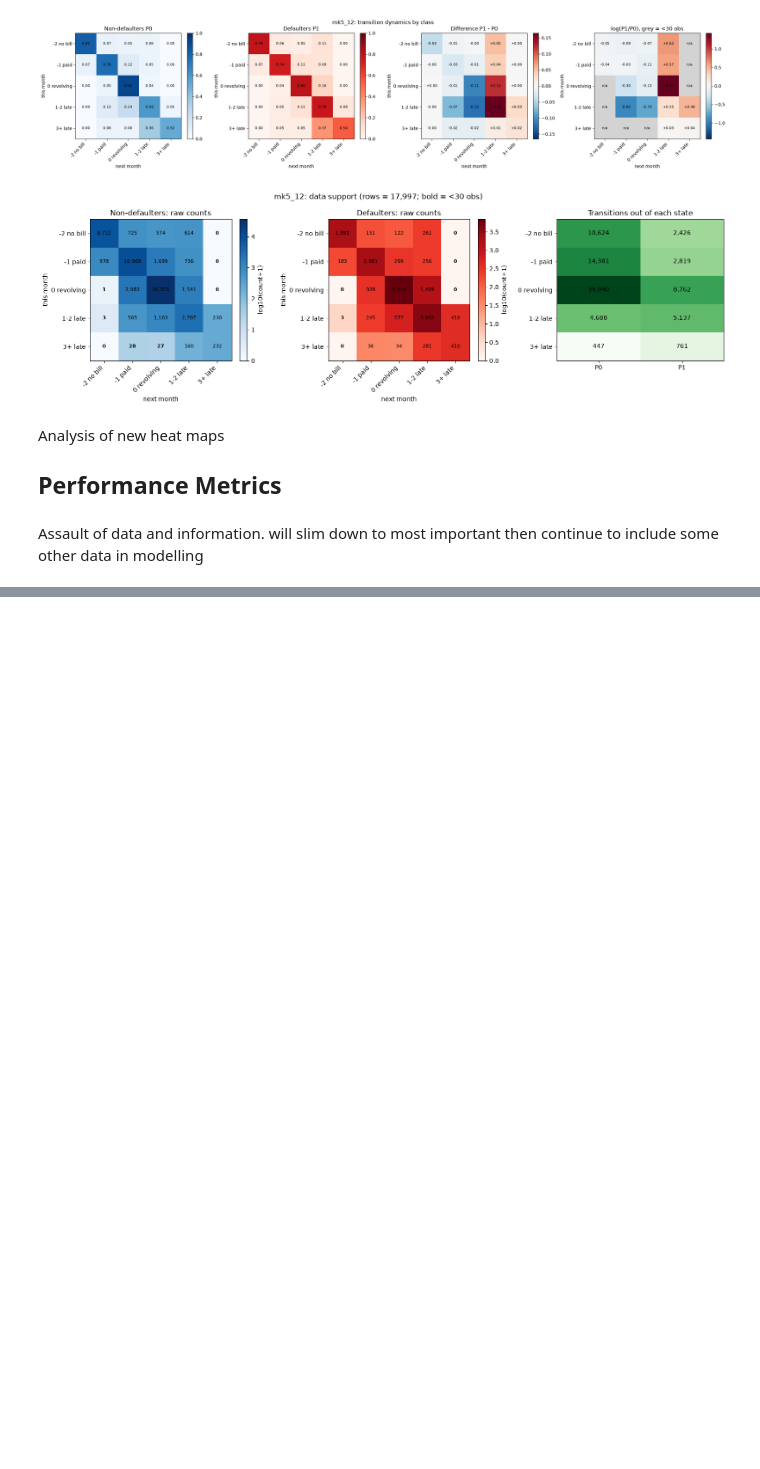
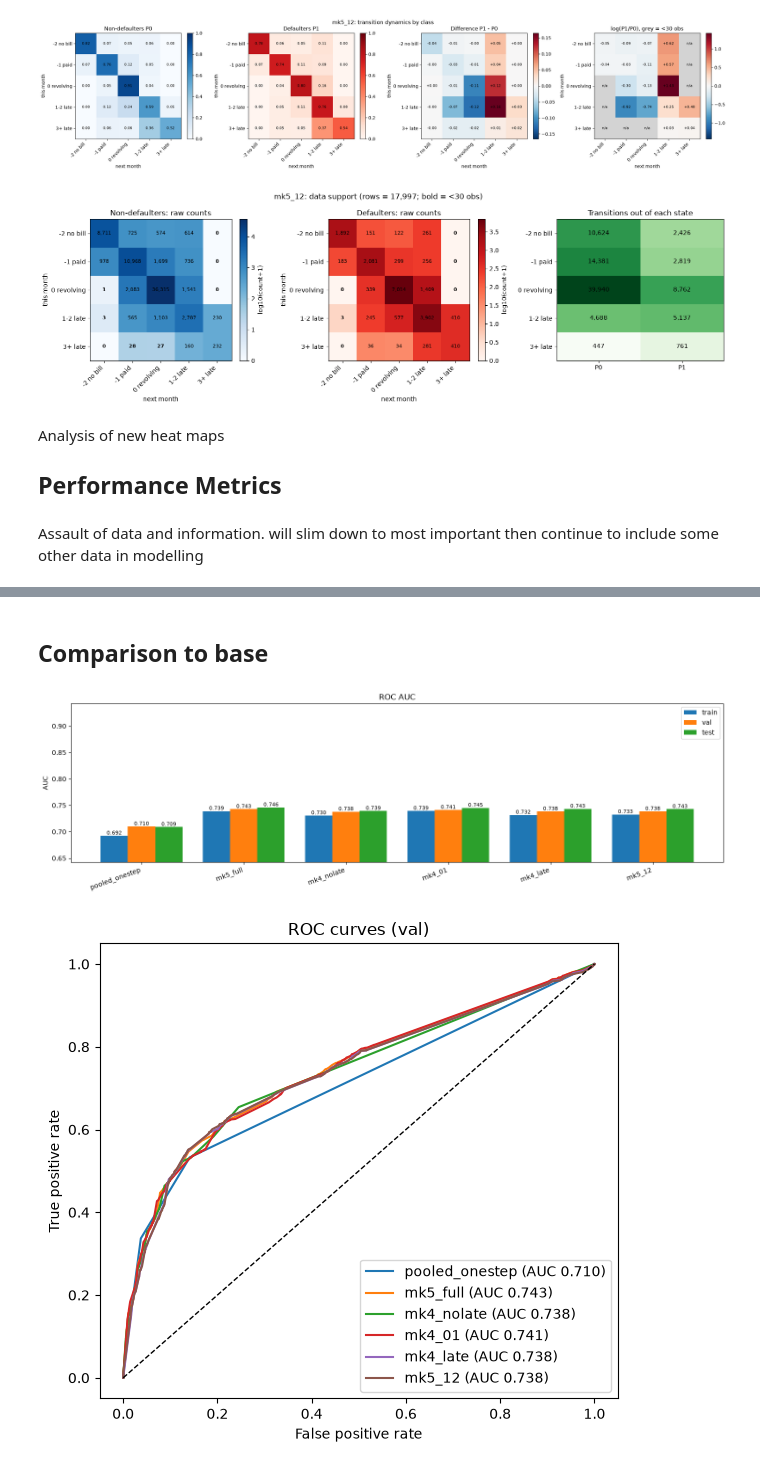
Before and after one commit to Oscar339/dst-sprint1, a Jupyter notebook: Louis/MarkovClean.ipynb, the cells around one changed output, grey strips where cells are left out. Cells and saved outputs as stored; diff of their text form; code cells hidden in the pictures; blank space fills up the shorter version.

```diff
--- a/Louis/MarkovClean.ipynb
+++ b/Louis/MarkovClean.ipynb
@@ -481,0 +567,15 @@ for k in markov_models:
+# %% [markdown]
+## Comparison to base
+# %%
+pooled = dict(p_tr=predict_onestep(S_tr), p_va=p_mk_onestep_va, p_te=p_mk_onestep_te)
+
+compare = {"pooled_onestep": pooled, **markov_models,**markov_models2}
+plot_auc(compare)
+plot_roc(compare, split="val")
+plot_calibration(compare, split="test")
+plot_gains(compare)
+plot_pr(compare)
+plot_confusion(compare, split="test")
+# %% [output]
+[figure, added]
+[figure, added]
```
Also changed, not shown: parts of 9 cells of this notebook, 1 other file.
